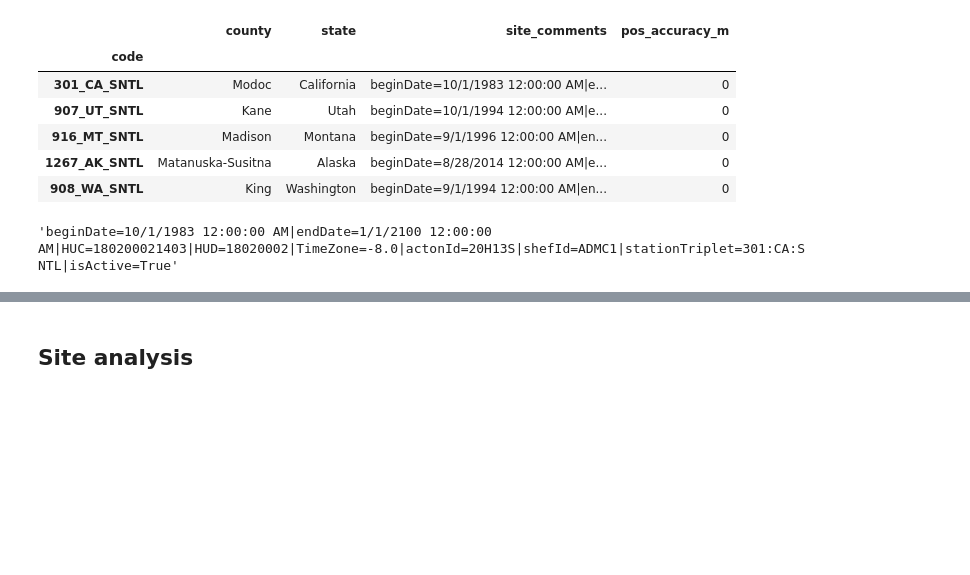
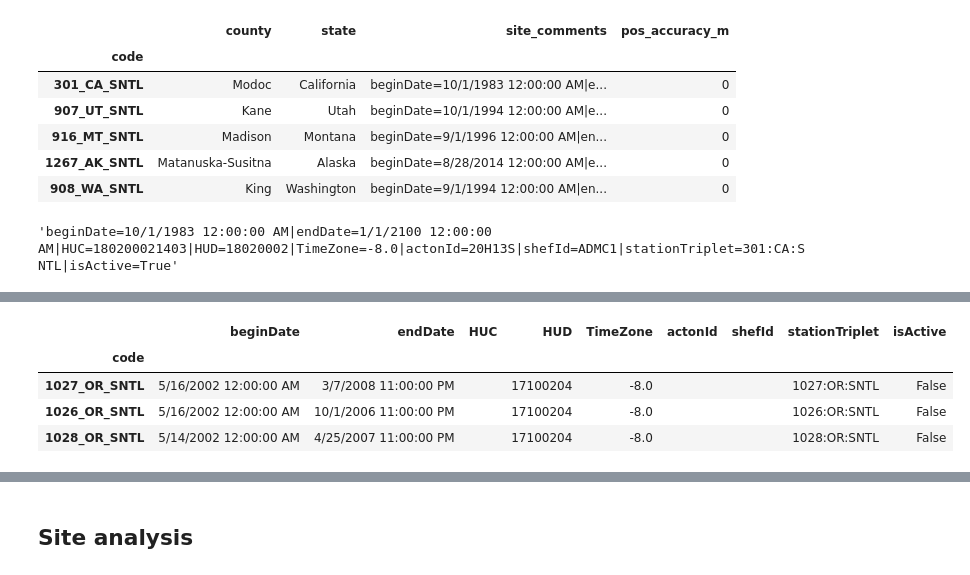
Before and after one commit to scottyhq/snotel, a Jupyter notebook: SNOTEL-stations.ipynb, the cells around one changed output, grey strips where cells are left out. Saved outputs shown, nothing was run; the diff lists cells and outputs as text; code cells hidden in the pictures; blank space fills up the shorter version.

```diff
--- a/SNOTEL-stations.ipynb
+++ b/SNOTEL-stations.ipynb
@@ -117,3 +121,13 @@ df3.head()
 | 916_MT_SNTL | 9/1/1996 12:00:00 AM | 1/1/2100 12:00:00 AM | 100200050701 | 10020005 | -8.0 | 11D28S | ABRM8 | 916:MT:SNTL | True |
 | 1267_AK_SNTL | 8/28/2014 12:00:00 AM | 1/1/2100 12:00:00 AM | 190205051106 |  | -9.0 | 50M01S | ALXA2 | 1267:AK:SNTL | True |
 | 908_WA_SNTL | 9/1/1994 12:00:00 AM | 1/1/2100 12:00:00 AM | 171100100501 | 17110010 | -8.0 | 21B48S | APSW1 | 908:WA:SNTL | True |
+# %%
+(df3.HUD == '').sum() #34 missing HUD codes
+(df3.HUC == '').sum() #3 missing HUCs
+df3[df3.HUC=='']
+# %% [output]
+|  | beginDate | endDate | HUC | HUD | TimeZone | actonId | shefId | stationTriplet | isActive |
+| code |  |  |  |  |  |  |  |  |  |
+| 1027_OR_SNTL | 5/16/2002 12:00:00 AM | 3/7/2008 11:00:00 PM |  | 17100204 | -8.0 |  |  | 1027:OR:SNTL | False |
+| 1026_OR_SNTL | 5/16/2002 12:00:00 AM | 10/1/2006 11:00:00 PM |  | 17100204 | -8.0 |  |  | 1026:OR:SNTL | False |
+| 1028_OR_SNTL | 5/14/2002 12:00:00 AM | 4/25/2007 11:00:00 PM |  | 17100204 | -8.0 |  |  | 1028:OR:SNTL | False |
```
Also changed, not shown: parts of 14 cells of this notebook, 4 other files.
